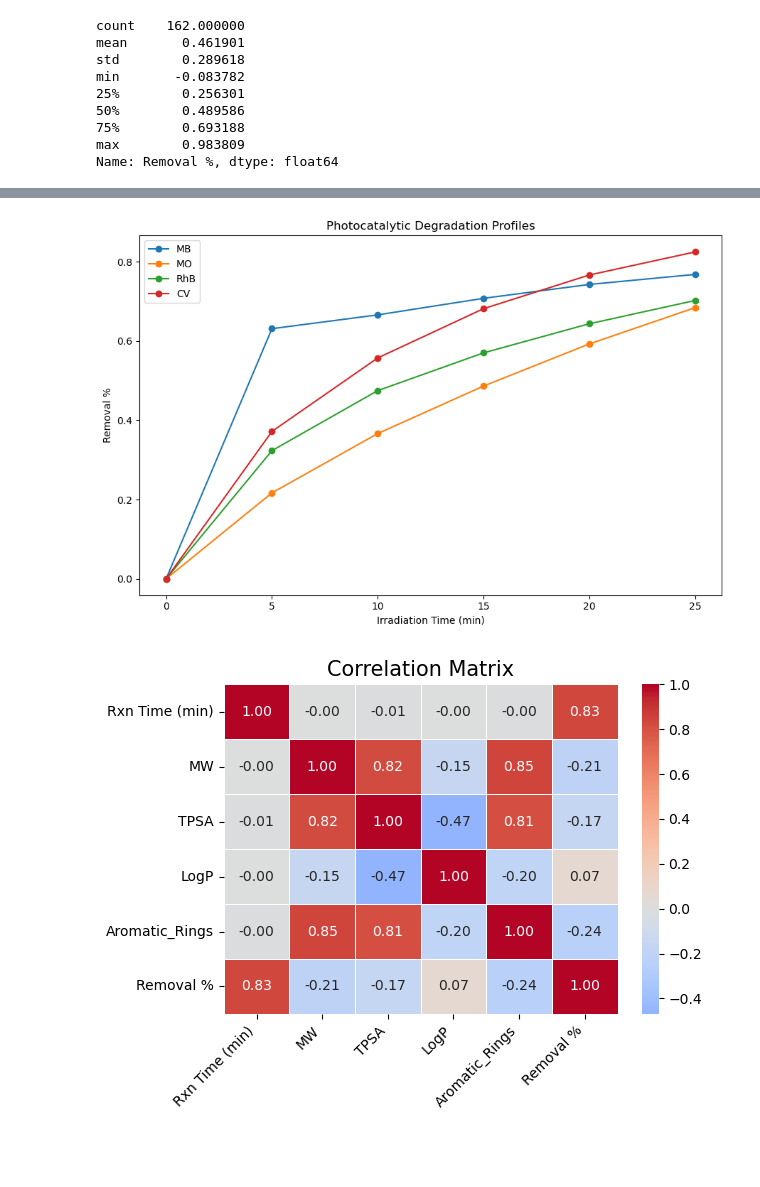
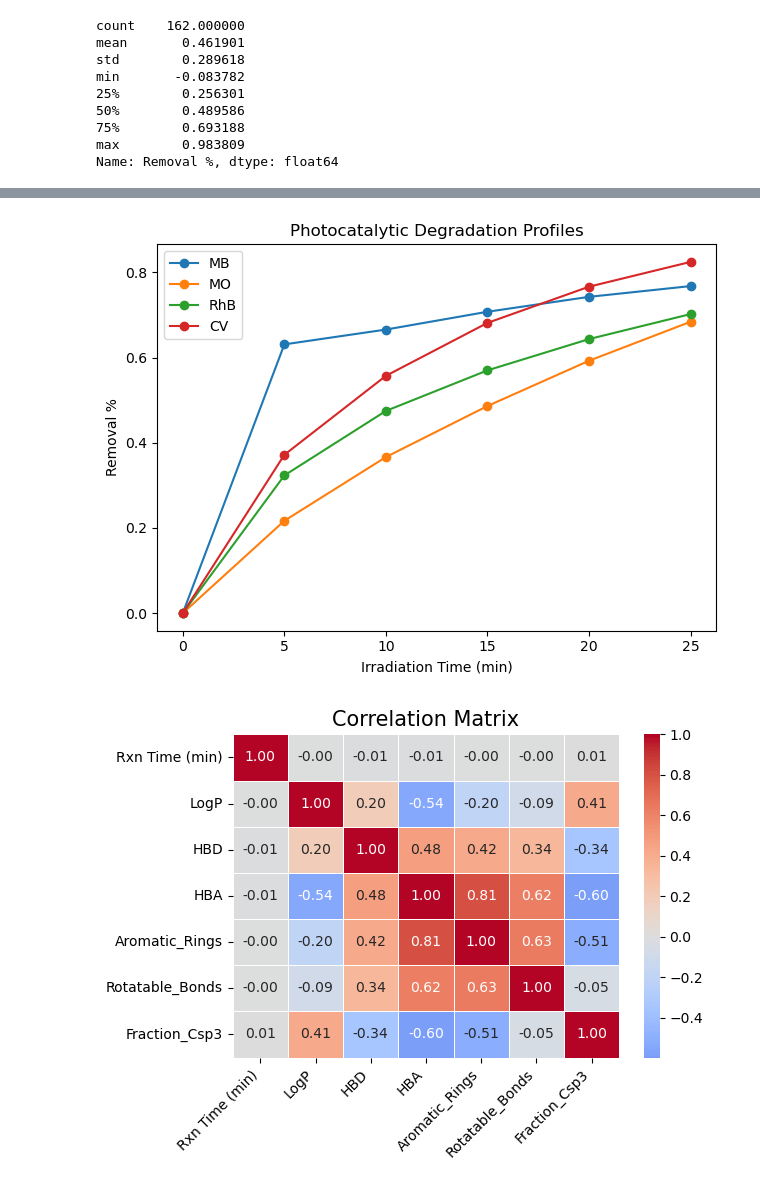
Before and after one commit to Reza-Zng/Dye-Degradation-Using-a-ANN, a Jupyter notebook: src/Preprocessing.ipynb, the cells around one changed output, grey strips where cells are left out. Cells and saved outputs as stored; diff of their text form; code cells hidden in the pictures; blank space fills up the shorter version.

```diff
--- a/src/Preprocessing.ipynb
+++ b/src/Preprocessing.ipynb
@@ -212,23 +212,23 @@ def extract_chemical_features_direct(dye_list):
 
             # Molecular size descriptors
 
-            "MW": round(Descriptors.MolWt(mol), 3),
+            # "MW": round(Descriptors.MolWt(mol), 3),
             # "Labute_ASA": round(rdMolDescriptors.CalcLabuteASA(mol), 3),
             # "Heavy_Atom_Count": Descriptors.HeavyAtomCount(mol),
 
             # Polarity / hydrophobicity
-            "TPSA": round(Descriptors.TPSA(mol), 3),
-            # "LogP": round(Descriptors.MolLogP(mol), 3),
+            # "TPSA": round(Descriptors.TPSA(mol), 3),
+            "LogP": round(Descriptors.MolLogP(mol), 3),
 
             # Hydrogen-bonding capability
-            # "HBD": Descriptors.NumHDonors(mol),
-            # "HBA": Descriptors.NumHAcceptors(mol),
+            "HBD": Descriptors.NumHDonors(mol),
+            "HBA": Descriptors.NumHAcceptors(mol),
 
             # Structural / aromatic descriptors
             "Aromatic_Rings": Descriptors.NumAromaticRings(mol),
             # "Ring_Count": Descriptors.RingCount(mol),
-            # "Rotatable_Bonds": Descriptors.NumRotatableBonds(mol),
-            # "Fraction_Csp3": round(Descriptors.FractionCSP3(mol), 3),
+            "Rotatable_Bonds": Descriptors.NumRotatableBonds(mol),
+            "Fraction_Csp3": round(Descriptors.FractionCSP3(mol), 3),
 
             # Chemical composition
             # "Heteroatoms": Descriptors.NumHeteroatoms(mol),
@@ -512,47 +514,44 @@ selected_dyes = [
     "CV",
 ]
 
-plt.figure(
-    figsize=(9, 6)
-)
+plt.figure()
 
 for dye in selected_dyes:
 
     dye_df = (
         df[df["Dye"] == dye]
         .sort_values(TIME_COL)
     )
 
     plt.plot(
         dye_df[TIME_COL],
         dye_df[TARGET_COL],
         marker="o",
         label=dye
     )
 
 plt.xlabel(
     "Irradiation Time (min)"
 )
 
 plt.ylabel(
     TARGET_COL
 )
 
 plt.title(
     "Photocatalytic Degradation Profiles"
 )
 
 plt.legend()
 plt.tight_layout()
 plt.show()
 # %% [output]
-[figure, old version]
+[figure, new version]
 # %%
 # CORRELATION MATRIX
 correlation_cols = (
     [TIME_COL]
     + descriptor_cols
-    + [TARGET_COL]
 )
 
 corr = df[correlation_cols].corr()
@@ -573,5 +572,5 @@ plt.yticks(rotation=0)
 plt.tight_layout()
 plt.show()
 # %% [output]
-[figure, old version]
+[figure, new version]
 # %%
```
Also changed, not shown: parts of 5 cells of this notebook, 2 other files.
